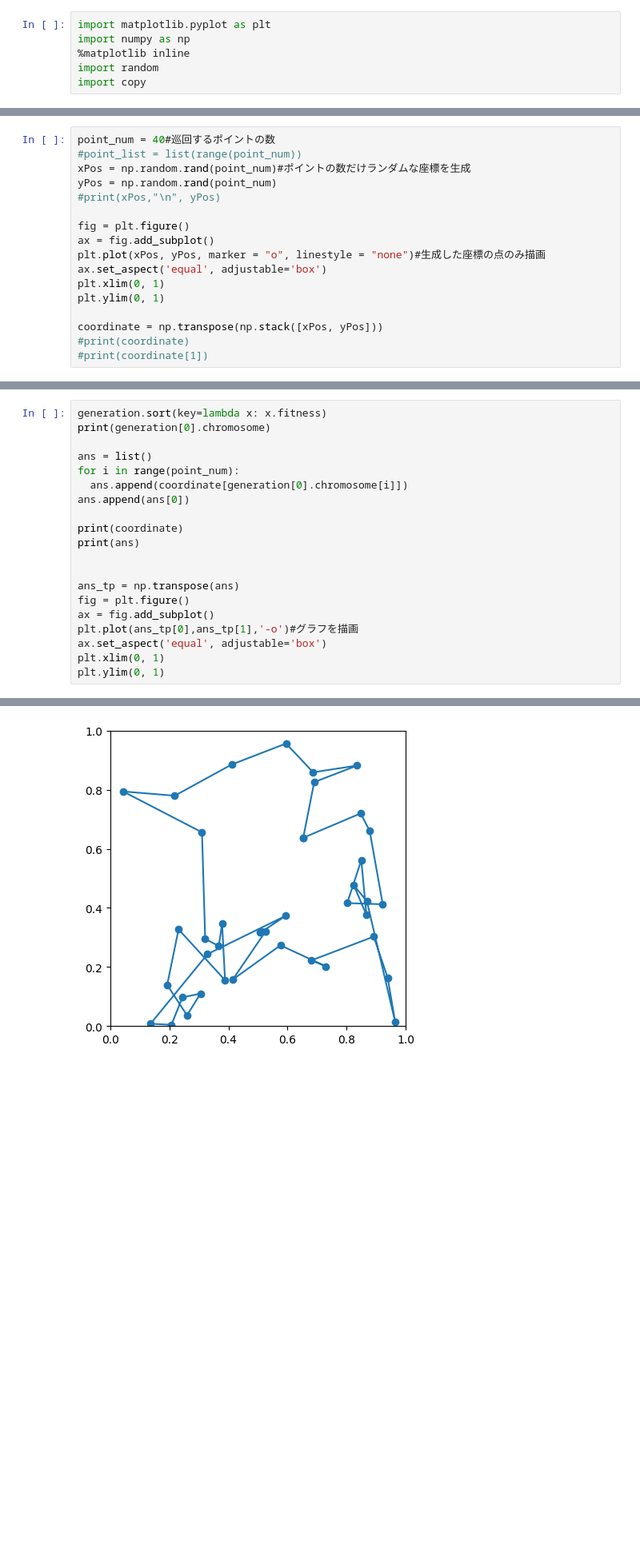
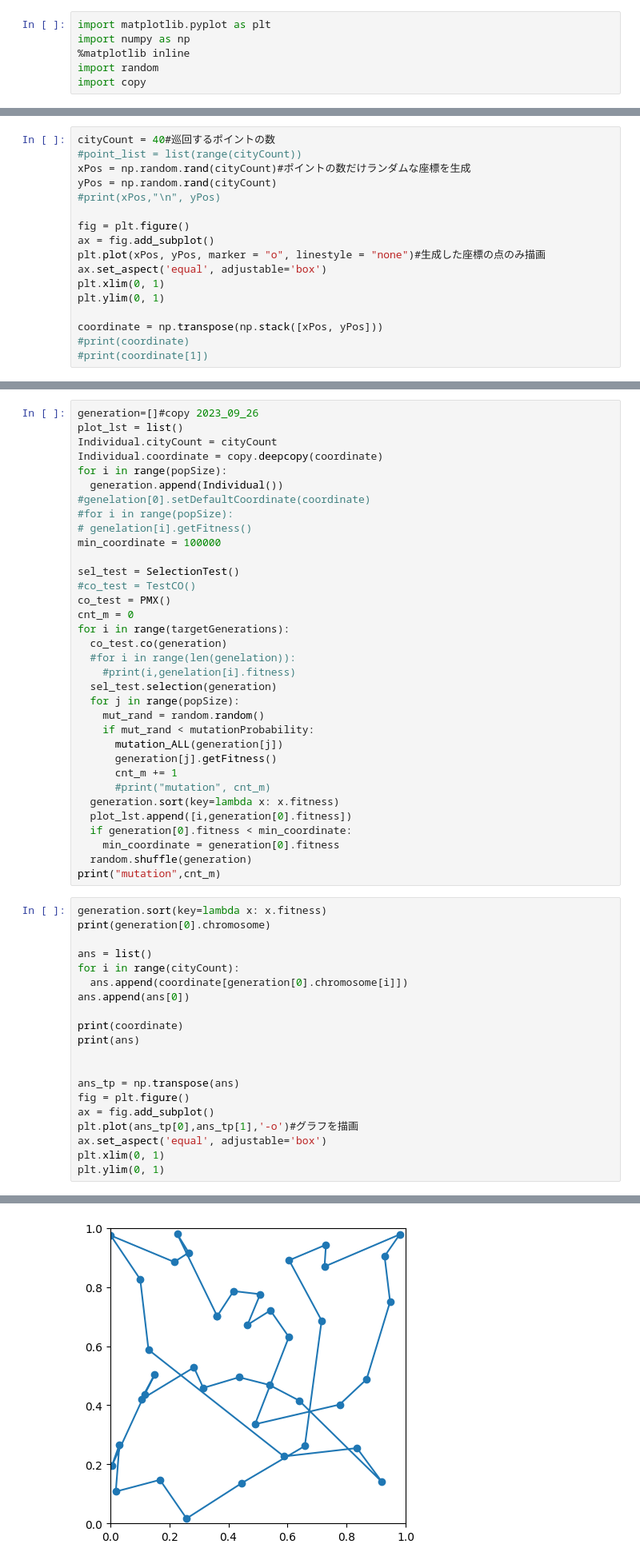
Before and after one commit to yanagawa-403/GA_TSP, a Jupyter notebook: GA_main.ipynb, the cells around one changed output, grey strips where cells are left out. Shown at 80% size. Cells and saved outputs as stored; diff of their text form; blank space fills up the shorter version.

```diff
--- a/GA_main.ipynb
+++ b/GA_main.ipynb
@@ -68,8 +75,8 @@ class SelectionTest:
 # %%
-point_num = 40#巡回するポイントの数
-#point_list = list(range(point_num))
-xPos = np.random.rand(point_num)#ポイントの数だけランダムな座標を生成
-yPos = np.random.rand(point_num)
+cityCount = 40#巡回するポイントの数
+#point_list = list(range(cityCount))
+xPos = np.random.rand(cityCount)#ポイントの数だけランダムな座標を生成
+yPos = np.random.rand(cityCount)
 #print(xPos,"\n", yPos)
 
 fig = plt.figure()
@@ -282,9 +289,43 @@ mutation 31912
+# %%
+generation=[]#copy 2023_09_26
+plot_lst = list()
+Individual.cityCount = cityCount
+Individual.coordinate = copy.deepcopy(coordinate)
+for i in range(popSize):
+  generation.append(Individual())
+#genelation[0].setDefaultCoordinate(coordinate)
+#for i in range(popSize):
+# genelation[i].getFitness()
+min_coordinate = 100000
+
+sel_test = SelectionTest()
+#co_test = TestCO()
+co_test = PMX()
+cnt_m = 0
+for i in range(targetGenerations):
+  co_test.co(generation)
+  #for i in range(len(genelation)):
+    #print(i,genelation[i].fitness)
+  sel_test.selection(generation)
+  for j in range(popSize):
+    mut_rand = random.random()
+    if mut_rand < mutationProbability:
+      mutation_ALL(generation[j])
+      generation[j].getFitness()
+      cnt_m += 1
+      #print("mutation", cnt_m)
+  generation.sort(key=lambda x: x.fitness)
+  plot_lst.append([i,generation[0].fitness])
+  if generation[0].fitness < min_coordinate:
+    min_coordinate = generation[0].fitness
+  random.shuffle(generation)
+print("mutation",cnt_m)
 # %%
 generation.sort(key=lambda x: x.fitness)
 print(generation[0].chromosome)
 
 ans = list()
-for i in range(point_num):
+for i in range(cityCount):
   ans.append(coordinate[generation[0].chromosome[i]])
 ans.append(ans[0])
 
@@ -320,5 +361,5 @@ plt.ylim(0, 1)
 (0.0, 1.0)
-[figure, old version]
+[figure, new version]
 # %%
 print(plot_lst[len(plot_lst)-1][1])
 plot_lst_tp = np.transpose(plot_lst)
```
Also changed, not shown: parts of 12 cells of this notebook.
